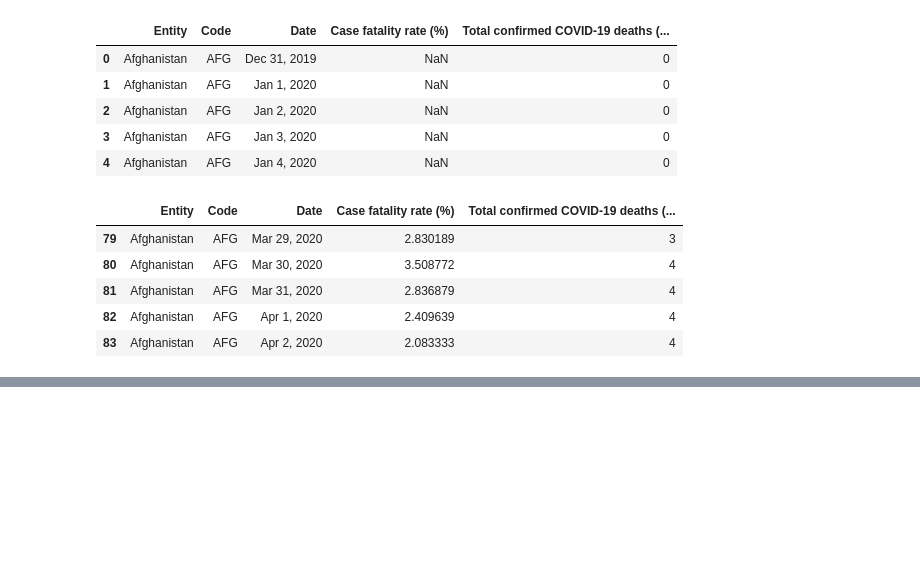
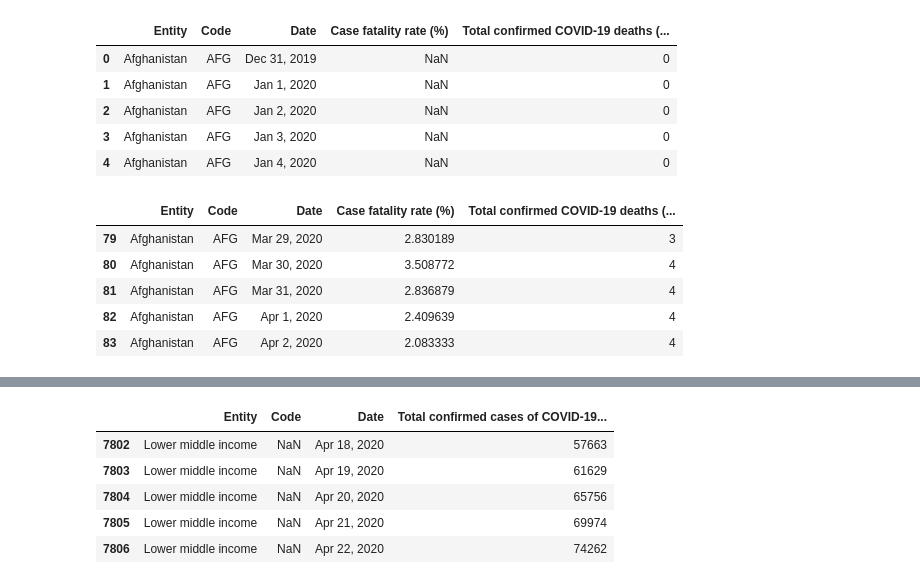
Before and after one commit to VishnuBhaarath/Analysiscovid, a Jupyter notebook: COVID19analysis.ipynb, the cells around one changed output, grey strips where cells are left out. Cells and saved outputs as stored; diff of their text form; code cells hidden in the pictures; blank space fills up the shorter version.

```diff
--- a/COVID19analysis.ipynb
+++ b/COVID19analysis.ipynb
@@ -193,0 +211,9 @@ df.to_csv('deathsvsfatality.csv')
+# %%
+income.tail()
+# %% [output]
+|  | Entity | Code | Date | Total confirmed cases of COVID-19... |
+| 7802 | Lower middle income | NaN | Apr 18, 2020 | 57663 |
+| 7803 | Lower middle income | NaN | Apr 19, 2020 | 61629 |
+| 7804 | Lower middle income | NaN | Apr 20, 2020 | 65756 |
+| 7805 | Lower middle income | NaN | Apr 21, 2020 | 69974 |
+| 7806 | Lower middle income | NaN | Apr 22, 2020 | 74262 |
```
Also changed, not shown: parts of 7 cells of this notebook.
